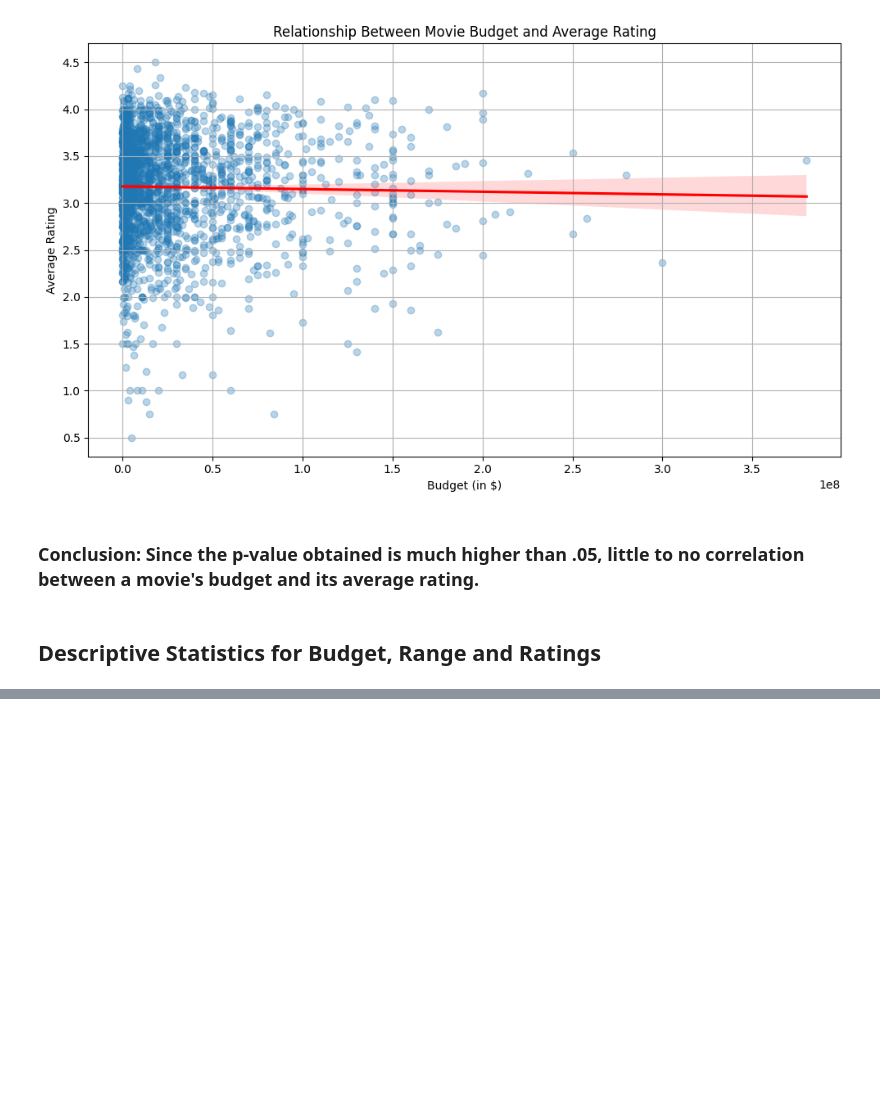
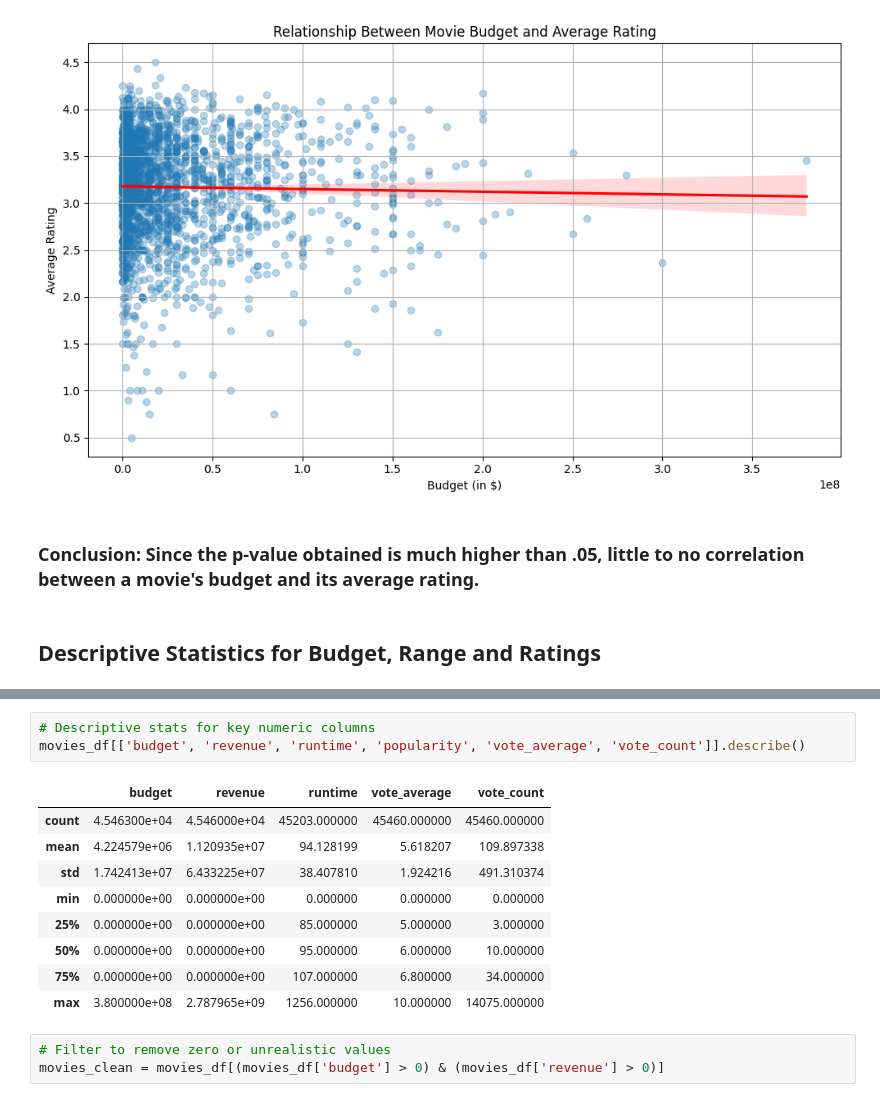
Before and after one commit to saharshmaloo/MovieAnalysis320, a Jupyter notebook: movies_data.ipynb, the cells around one changed output, grey strips where cells are left out. Cells and saved outputs as stored; diff of their text form; blank space fills up the shorter version.

```diff
--- a/movies_data.ipynb
+++ b/movies_data.ipynb
@@ -209,0 +220,16 @@ P-value: 0.34831224314193265
+# %%
+# Descriptive stats for key numeric columns
+movies_df[['budget', 'revenue', 'runtime', 'popularity', 'vote_average', 'vote_count']].describe()
+# %% [output]
+|  | budget | revenue | runtime | vote_average | vote_count |
+| count | 4.546300e+04 | 4.546000e+04 | 45203.000000 | 45460.000000 | 45460.000000 |
+| mean | 4.224579e+06 | 1.120935e+07 | 94.128199 | 5.618207 | 109.897338 |
+| std | 1.742413e+07 | 6.433225e+07 | 38.407810 | 1.924216 | 491.310374 |
+| min | 0.000000e+00 | 0.000000e+00 | 0.000000 | 0.000000 | 0.000000 |
+| 25% | 0.000000e+00 | 0.000000e+00 | 85.000000 | 5.000000 | 3.000000 |
+| 50% | 0.000000e+00 | 0.000000e+00 | 95.000000 | 6.000000 | 10.000000 |
+| 75% | 0.000000e+00 | 0.000000e+00 | 107.000000 | 6.800000 | 34.000000 |
+| max | 3.800000e+08 | 2.787965e+09 | 1256.000000 | 10.000000 | 14075.000000 |
+# %%
+# Filter to remove zero or unrealistic values
+movies_clean = movies_df[(movies_df['budget'] > 0) & (movies_df['revenue'] > 0)]
```
Also changed, not shown: parts of 5 cells of this notebook.
